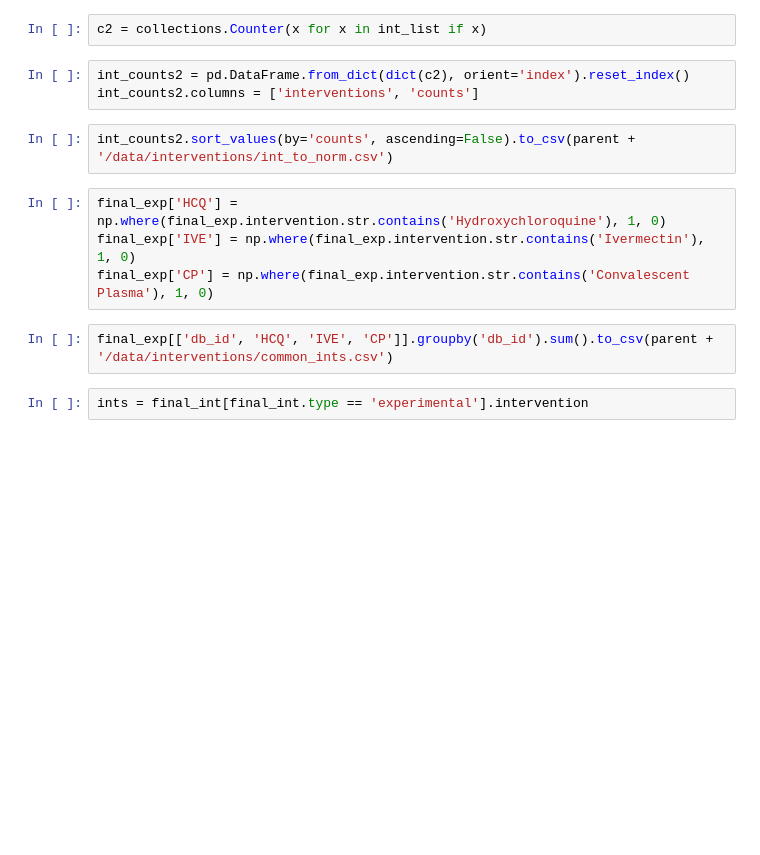
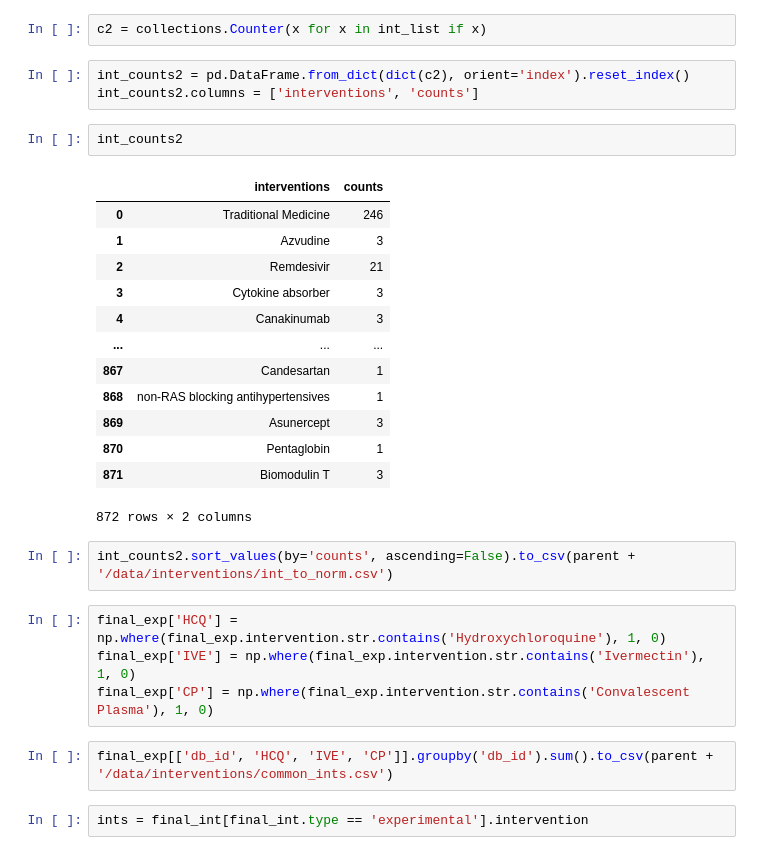
Before and after one commit to ebmdatalab/direcct-phase2-python, a Jupyter notebook: notebooks/8 Interventions.ipynb, the cells around one changed output. Cells and saved outputs as stored; diff of their text form; blank space fills up the shorter version.

```diff
--- a/notebooks/8 Interventions.ipynb
+++ b/notebooks/8 Interventions.ipynb
@@ -80,6 +94,22 @@ c2 = collections.Counter(x for x in int_list if x)
 # %%
 int_counts2 = pd.DataFrame.from_dict(dict(c2), orient='index').reset_index()
 int_counts2.columns = ['interventions', 'counts']
+# %%
+int_counts2
+# %% [output]
+|  | interventions | counts |
+| 0 | Traditional Medicine | 246 |
+| 1 | Azvudine | 3 |
+| 2 | Remdesivir | 21 |
+| 3 | Cytokine absorber | 3 |
+| 4 | Canakinumab | 3 |
+| ... | ... | ... |
+| 867 | Candesartan | 1 |
+| 868 | non-RAS blocking antihypertensives | 1 |
+| 869 | Asunercept | 3 |
+| 870 | Pentaglobin | 1 |
+| 871 | Biomodulin T | 3 |
+872 rows × 2 columns
 # %%
 int_counts2.sort_values(by='counts', ascending=False).to_csv(parent + '/data/interventions/int_to_norm.csv')
 # %%
```
Also changed, not shown: parts of 6 cells of this notebook, 11 other files.
